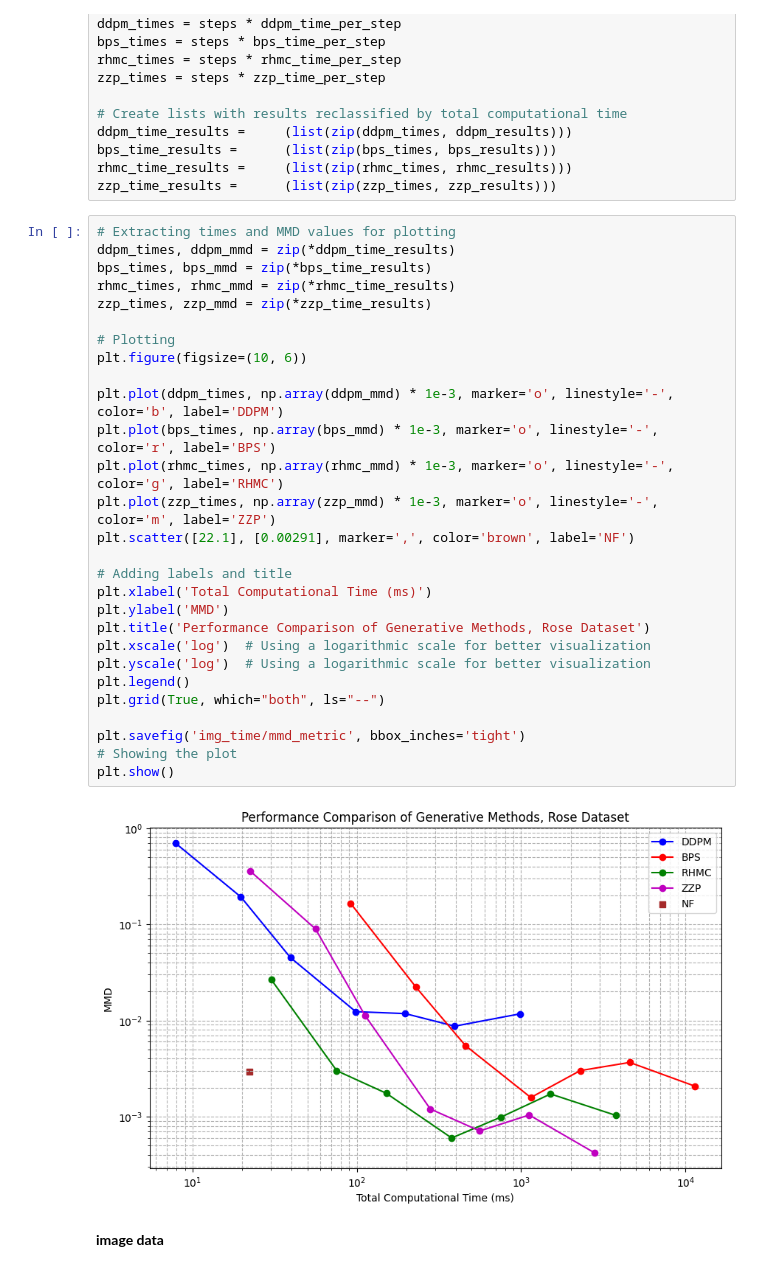
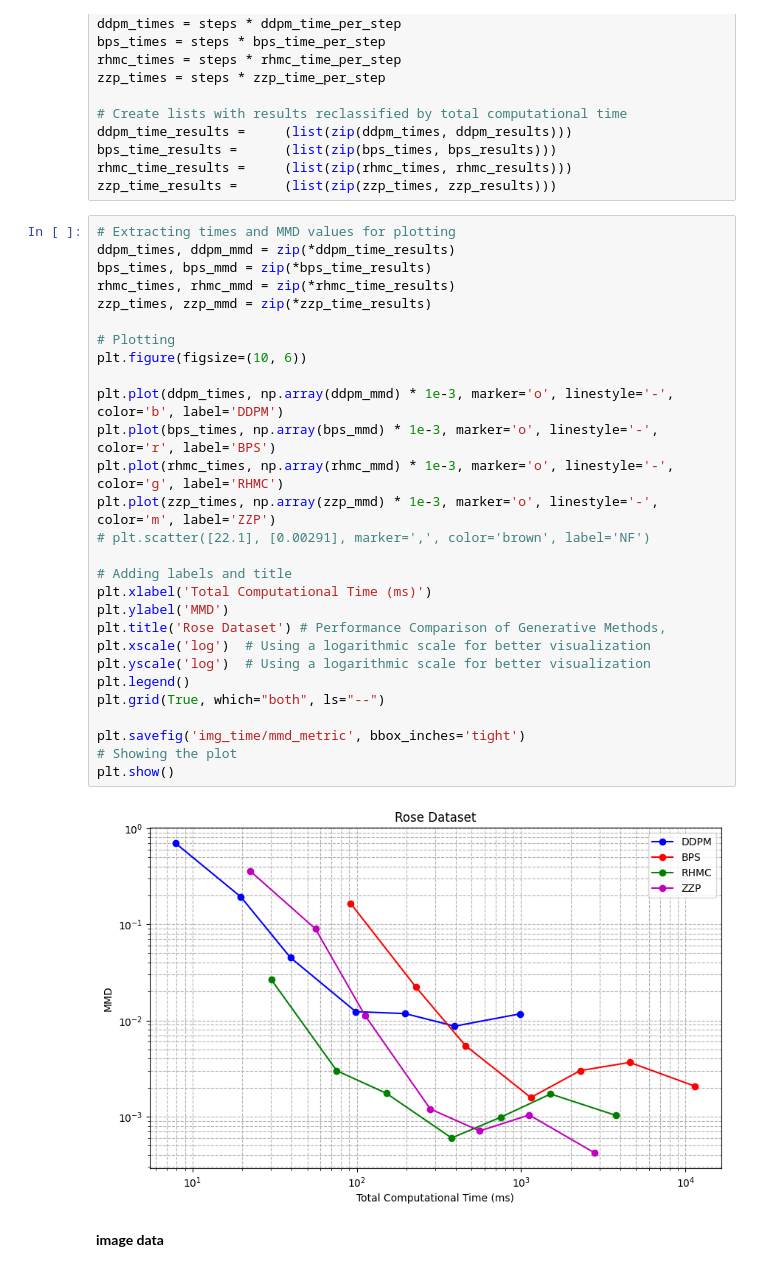
Before and after one commit to darioShar/PDMP, a Jupyter notebook: experiments_and_tracking.ipynb, the cells around one changed output. Saved outputs shown, nothing was run; the diff lists cells and outputs as text.

```diff
--- a/experiments_and_tracking.ipynb
+++ b/experiments_and_tracking.ipynb
@@ -226,33 +226,33 @@ zzp_time_results =      (list(zip(zzp_times, zzp_results)))
 # %%
 # Extracting times and MMD values for plotting
 ddpm_times, ddpm_mmd = zip(*ddpm_time_results)
 bps_times, bps_mmd = zip(*bps_time_results)
 rhmc_times, rhmc_mmd = zip(*rhmc_time_results)
 zzp_times, zzp_mmd = zip(*zzp_time_results)
 
 # Plotting
 plt.figure(figsize=(10, 6))
 
 plt.plot(ddpm_times, np.array(ddpm_mmd) * 1e-3, marker='o', linestyle='-', color='b', label='DDPM')
 plt.plot(bps_times, np.array(bps_mmd) * 1e-3, marker='o', linestyle='-', color='r', label='BPS')
 plt.plot(rhmc_times, np.array(rhmc_mmd) * 1e-3, marker='o', linestyle='-', color='g', label='RHMC')
 plt.plot(zzp_times, np.array(zzp_mmd) * 1e-3, marker='o', linestyle='-', color='m', label='ZZP')
-plt.scatter([22.1], [0.00291], marker=',', color='brown', label='NF')
+# plt.scatter([22.1], [0.00291], marker=',', color='brown', label='NF')
 
 # Adding labels and title
 plt.xlabel('Total Computational Time (ms)')
 plt.ylabel('MMD')
-plt.title('Performance Comparison of Generative Methods, Rose Dataset')
+plt.title('Rose Dataset') # Performance Comparison of Generative Methods,
 plt.xscale('log')  # Using a logarithmic scale for better visualization
 plt.yscale('log')  # Using a logarithmic scale for better visualization
 plt.legend()
 plt.grid(True, which="both", ls="--")
 
 plt.savefig('img_time/mmd_metric', bbox_inches='tight')
 # Showing the plot
 plt.show()
 # %% [output]
-[figure, old version]
+[figure, new version]
 # %% [markdown]
 **image data**
 # %%
```
Also changed, not shown: parts of 10 cells of this notebook, 5 other files.
